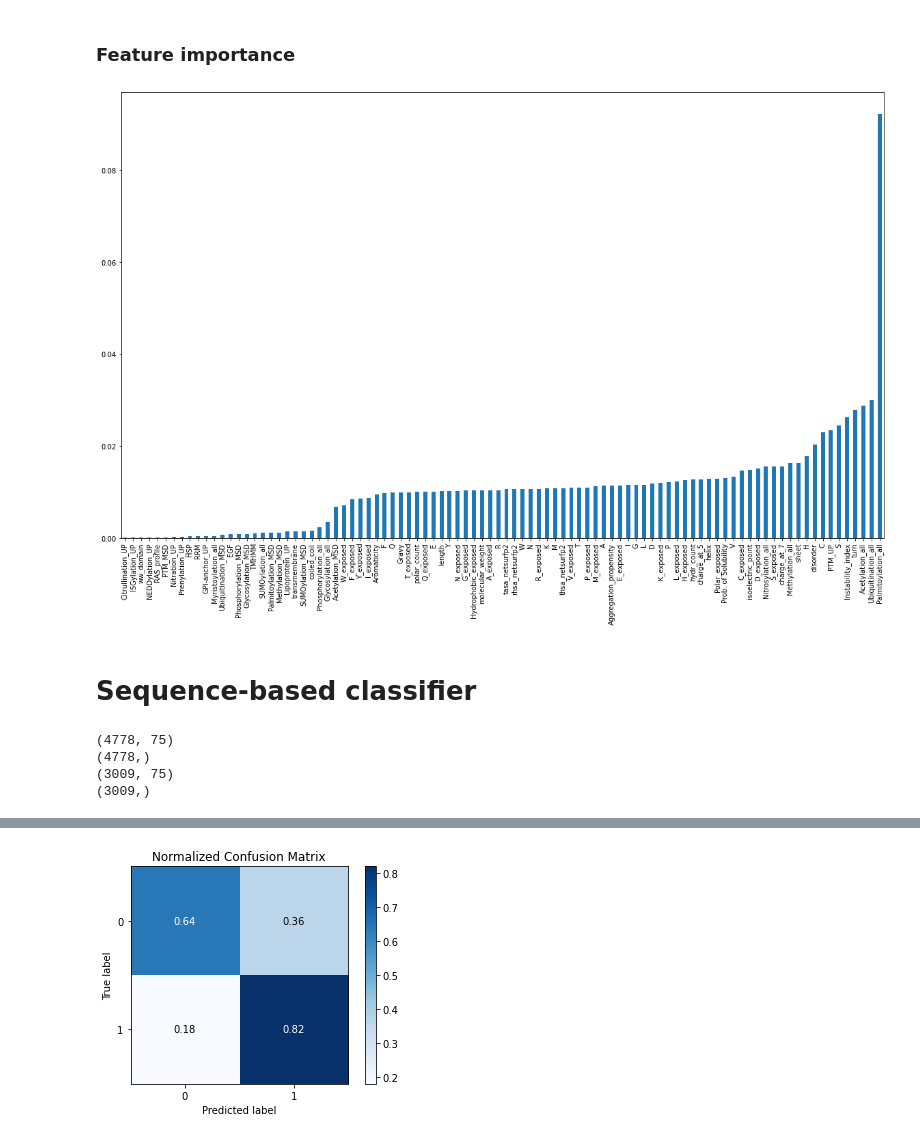
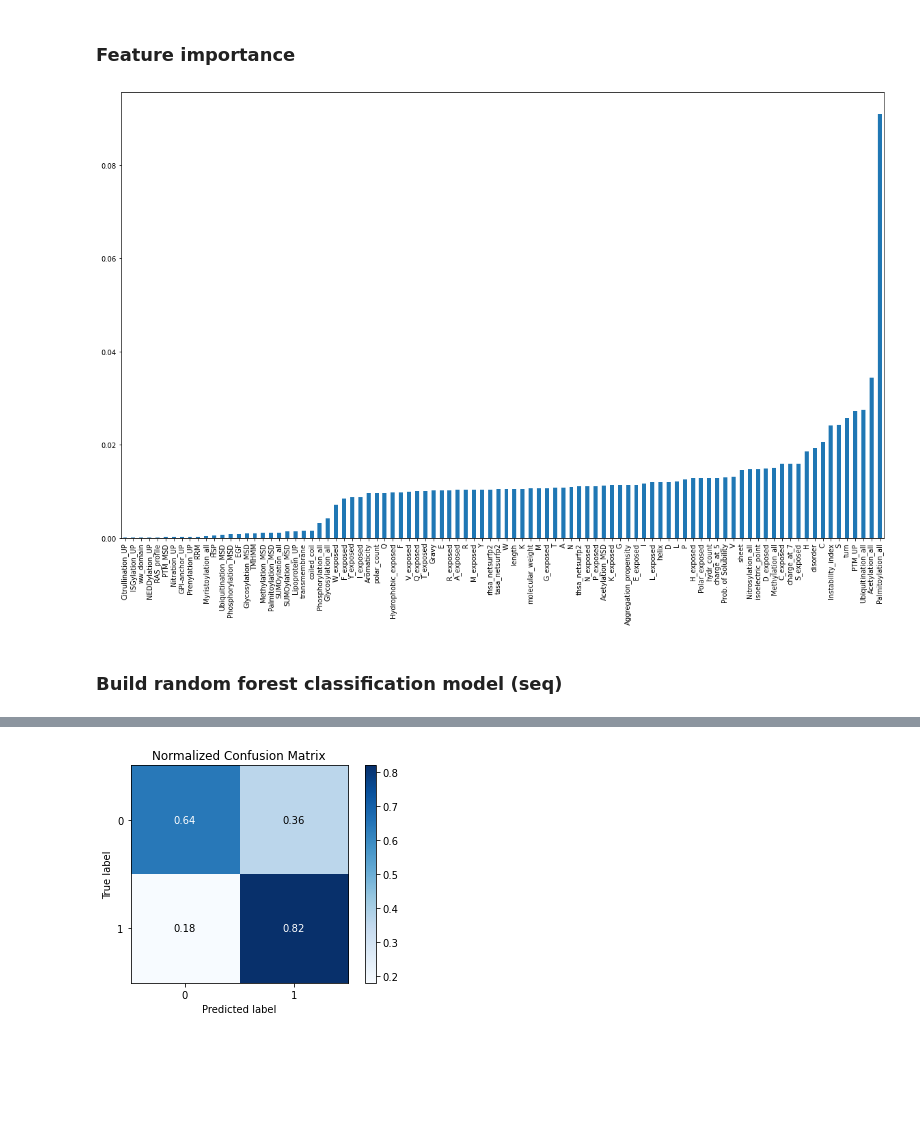
Before and after one commit to ibivu/ExtracellularVesicles, a Jupyter notebook: Code/Subtypes/05_ML_Random_forest_Microvesicle.ipynb, the cells around one changed output, grey strips where cells are left out. Cells and saved outputs as stored; diff of their text form; code cells hidden in the pictures; blank space fills up the shorter version.

```diff
--- a/Code/Subtypes/05_ML_Random_forest_Microvesicle.ipynb
+++ b/Code/Subtypes/05_ML_Random_forest_Microvesicle.ipynb
@@ -35,3 +32,5 @@ Data_path = '/Users/' + user + '/Documents/GitHub/ExtracellularVesicles/Data'
+# %%
+Data_path = os.path.dirname(os.path.dirname(os.getcwd())) + '/Data'
 # %% [markdown]
 # Import dataset
 # %% [markdown]
@@ -119,4 +118,5 @@ test_X_rob = test_X_rob.drop(columns=['id'])
-# %%
-rf = RandomForestClassifier(random_state=0, n_estimators=10000, max_features=10)
-rf.fit(train_X_rob, train_y_balanced)
-y_pred = rf.predict(test_X_rob)
+# %%
+# fit RF to training data
+rf_all = RandomForestClassifier(random_state=0, n_estimators=10000, max_features=10)
+# rf_all = RandomForestClassifier(random_state=0, n_estimators=100, max_features=10) # only for testing
+rf_all.fit(train_X_rob, train_y_balanced)
@@ -146,16 +151,14 @@ skplt.metrics.plot_confusion_matrix(test_y, y_pred, normalize=True);
 # %% [markdown]
 ### Feature importance
 # %%
-feature_importance = pd.Series(index = train_X_rob.columns, data = rf.feature_importances_)
+feature_importance = pd.Series(index = train_X_rob.columns, data = rf_all.feature_importances_)
 feature_importance.sort_values().plot(kind='bar', figsize=(20,12))
-feature_importance.to_csv(Data_path + '/Feature_importance/Feature_importance_RF_mv.csv', index=True)
-
+feature_importance.to_csv(Data_path + '/MachineLearning/Feature_importance_RF_mv.csv', index=True)
 fig = plt.gcf()
-#fig.savefig(Figure_path + '/Microvesicle/Feature_importance_RF_Microvesicle.png', dpi = 150)
 # %% [output]
-[figure, old version]
+[figure, new version]
-# %% [markdown]
-# Sequence-based classifier
+# %% [markdown]
+### Build random forest classification model (seq)
 # %%
 # use only sequence-based features
 seq_features = ['length', 'hydr_count', 'polar_count', 'molecular_weight', 'helix', 'turn', 'sheet', 'A', 'C', 'D', 'E', 'F',
@@ -172,13 +175,8 @@ seq_features = ['length', 'hydr_count', 'polar_count', 'molecular_weight', 'heli
 train_X_seq = train_X_rob[seq_features]
 test_X_seq = test_X_rob[seq_features]
 
-print(train_X_seq.shape)
-print(train_y_balanced.shape)
-print(test_X_seq.shape)
-print(test_y.shape)
+# print(train_X_seq.shape)
+# print(train_y_balanced.shape)
+# print(test_X_seq.shape)
+# print(test_y.shape)
-# %% [output]
-(4778, 75)
-(4778,)
-(3009, 75)
-(3009,)
 # %%
```
Also changed, not shown: parts of 27 cells of this notebook, 22 other files.
